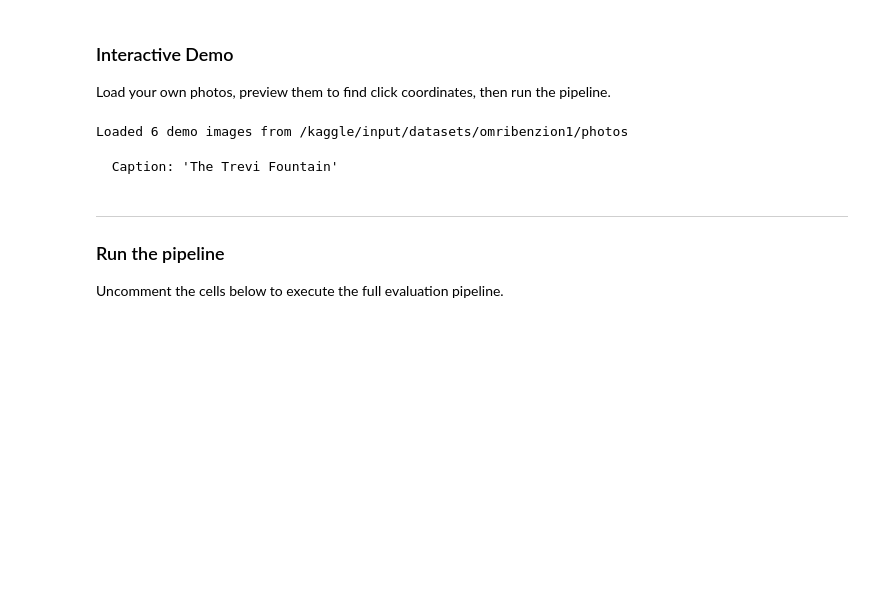
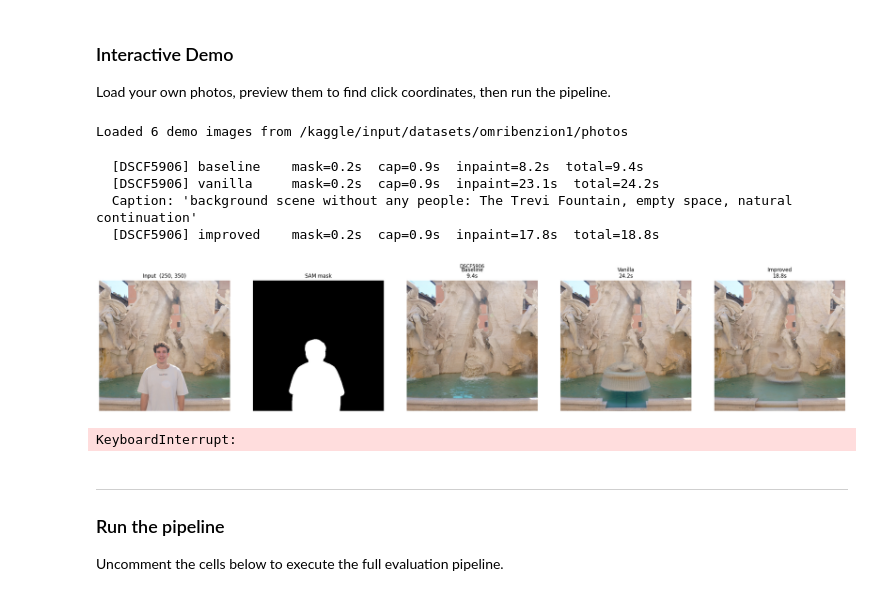
Before and after one commit to xomri1/cv-project, a Jupyter notebook: omri_cv.ipynb, the cells around one changed output. Saved outputs shown, nothing was run; the diff lists cells and outputs as text; code cells hidden in the pictures; blank space fills up the shorter version.

```diff
--- a/omri_cv.ipynb
+++ b/omri_cv.ipynb
@@ -180,6 +158,10 @@ NEG_PROMPT = (
     "seam, border, edge artifact, mismatched lighting, color mismatch"
 )
 
+def make_bg_prompt(raw_caption: str) -> str:
+    """Prefix the BLIP-2 caption so the model focuses on background continuation."""
+    return f"background scene without any people: {raw_caption}, empty space, natural continuation"
+
 # ── paths (Drive) ─────────────────────────────────────────────────────────────
 RESULTS_DIR   = DRIVE_ROOT / "results"
 RESULTS_DIR.mkdir(parents=True, exist_ok=True)
@@ -945,7 +927,7 @@ def caption_background(image: Image.Image, mask: Image.Image) -> str:
     if len(tokens) > 30:
         caption = " ".join(tokens[:30])
 
-    return caption
+    return make_bg_prompt(caption)
 # %%
 # ── Metrics ───────────────────────────────────────────────────────────────────
 # lpips_fn and clip_model/clip_processor initialized in §5 Network.
@@ -1718,90 +1747,108 @@ def print_results_summary(csv_path: Path = QUANT_CSV) -> None:
 ### Interactive Demo
 Load your own photos, preview them to find click coordinates, then run the pipeline.
 # %%
-# ── Interactive demo ────────────────────────────────────────────────────────
-# 1. Run with DEMO_CLICKS = {} to preview your images and read off coordinates.
-# 2. Fill in the dict, run again to see all three pipelines + ablation study.
+
 SAVE_DIR = Path("/kaggle/working/results/our_photos")
 SAVE_DIR.mkdir(parents=True, exist_ok=True)
+
 DEMO_CLICKS = {
-    # "image_stem": (x, y),   ← pixel coords of the person to remove
-    "DSCF5876":(330,400),
-    "DSCF5879":(400,400),
-    "DSCF5884":(180,400),
-    "DSCF5902":(320,250),
-    "DSCF5906":(250,400),
-    "DSCF5909":(100,380)
-
+    "DSCF5876": (330, 400),
+    "DSCF5879": (400, 400),
+    "DSCF5884": (180, 400),
+    "DSCF5902": (320, 250),
+    "DSCF5906": (250, 350),
+    "DSCF5909": (100, 380),
 }
 
 DEMO_FOLDER = "/kaggle/input/datasets/omribenzion1/photos/"
-
 demo_images = load_demo_images(DEMO_FOLDER)
 
 for s in demo_images:
     name = s["image_id"]
+    safe = name.replace(" ", "_")
+
     if name not in DEMO_CLICKS:
         fig, ax = plt.subplots(figsize=(6, 6))
         ax.imshow(np.array(s["image"]))
         ax.set_title(f"{name}  ← add to DEMO_CLICKS")
         plt.tight_layout()
-        plt.show()
+        fig.savefig(SAVE_DIR / f"{safe}_preview.png", dpi=150, bbox_inches="tight")
+        plt.close(fig)
         continue
 
     x, y = DEMO_CLICKS[name]
 
     # ── Pipeline comparison ───────────────────────────────────────────────────
-    results = {}
+    results  = {}
+    times_by_pipe = {}
     mask_out = prompt_out = None
+
     for pipe_name in ["baseline", "vanilla", "improved"]:
         out = run_pipeline(s["image"], (x, y), pipeline=pipe_name, seed=42,
                            verbose=(pipe_name == "improved"))
-        results[pipe_name] = out["result"]
+        results[pipe_name]      = out["result"]
+        times_by_pipe[pipe_name] = out["times"]
         if mask_out is None:
             mask_out   = out["mask"]
-            prompt_out = out["prompt"]
+            # (2) wrap caption with background prefix
+            prompt_out = make_bg_prompt(out["prompt"])
 
+        # ── log timing ───────────────────────────────────────────────────────
+        log_timing("demo", name, pipe_name, out["times"])
+        print(f"  [{name}] {pipe_name:10s}  "
+              f"mask={out['times']['mask_sec']:.1f}s  "
+              f"cap={out['times']['caption_sec']:.1f}s  "
+              f"inpaint={out['times']['inpaint_sec']:.1f}s  "
+              f"total={out['times']['total_sec']:.1f}s")
+
+    # ── pipeline comparison figure ────────────────────────────────────────────
     fig, axes = plt.subplots(1, 5, figsize=(25, 5))
     axes[0].imshow(np.array(s["image"]));              axes[0].set_title(f"Input  ({x}, {y})")
     axes[1].imshow(np.array(mask_out), cmap="gray");   axes[1].set_title("SAM mask")
-    axes[2].imshow(np.array(results["baseline"]));     axes[2].set_title("Baseline")
-    axes[3].imshow(np.array(results["vanilla"]));      axes[3].set_title("Vanilla")
-    axes[4].imshow(np.array(results["improved"]));     axes[4].set_title("Improved")
+    axes[2].imshow(np.array(results["baseline"]));     axes[2].set_title(
+        f"Baseline\n{times_by_pipe['baseline']['total_sec']:.1f}s")
+    axes[3].imshow(np.array(results["vanilla"]));      axes[3].set_title(
+        f"Vanilla\n{times_by_pipe['vanilla']['total_sec']:.1f}s")
+    axes[4].imshow(np.array(results["improved"]));     axes[4].set_title(
+        f"Improved\n{times_by_pipe['improved']['total_sec']:.1f}s")
     axes[4].set_xlabel(prompt_out[:70], fontsize=8)
     for ax in axes: ax.axis("off")
     plt.suptitle(name, fontsize=11)
     plt.tight_layout()
-    fig.savefig(SAVE_DIR / f"{name}_pipeline.png", dpi=150, bbox_inches="tight")
+    fig.savefig(SAVE_DIR / f"{safe}_pipeline.png", dpi=150, bbox_inches="tight")
     plt.show()
 
-    # ── Ablation study (4 × 3 grid) ──────────────────────────────────────────
-    # Reuse results["improved"] as the "All features" reference — no extra pass.
+    # ── ablation grid ─────────────────────────────────────────────────────────
     ablation_results = run_ablation(s["image"], mask_out, prompt_out, seed=42)
     abl_panels = (
         [s["image"], mask_out, results["improved"]]
         + list(ablation_results.values())
     )
     abl_labels = (
         ["Original", "Mask", "All features"]
         + list(ablation_results.keys())
     )
-
     fig, axes = plt.subplots(3, 4, figsize=(20, 15))
     for ax, img, lbl in zip(axes.flat, abl_panels, abl_labels):
         ax.imshow(np.array(img) if not isinstance(img, np.ndarray) else img)
         ax.set_title(lbl, fontsize=9)
         ax.axis("off")
     for ax in axes.flat[len(abl_panels):]:
         ax.axis("off")
     plt.suptitle(f"{name} — Ablation Study", fontsize=12)
     plt.tight_layout()
-    fig.savefig(SAVE_DIR / f"{name}_ablation.png", dpi=150, bbox_inches="tight")
-    plt.show()
+    fig.savefig(SAVE_DIR / f"{safe}_ablation.png", dpi=150, bbox_inches="tight")
+    plt.close(fig)
 
-    print(f"  {name}: prompt: {prompt_out[:60]}")
+    print(f"  {name}: saved → {SAVE_DIR}")
 # %% [output]
 Loaded 6 demo images from /kaggle/input/datasets/omribenzion1/photos
-  Caption: 'The Trevi Fountain'
+  [DSCF5906] baseline    mask=0.2s  cap=0.9s  inpaint=8.2s  total=9.4s
+  [DSCF5906] vanilla     mask=0.2s  cap=0.9s  inpaint=23.1s  total=24.2s
+  Caption: 'background scene without any people: The Trevi Fountain, empty space, natural continuation'
+  [DSCF5906] improved    mask=0.2s  cap=0.9s  inpaint=17.8s  total=18.8s
+[figure, added]
+KeyboardInterrupt:
 # %% [markdown]
 ---
 ### Run the pipeline
```
Also changed, not shown: parts of 7 cells of this notebook.
